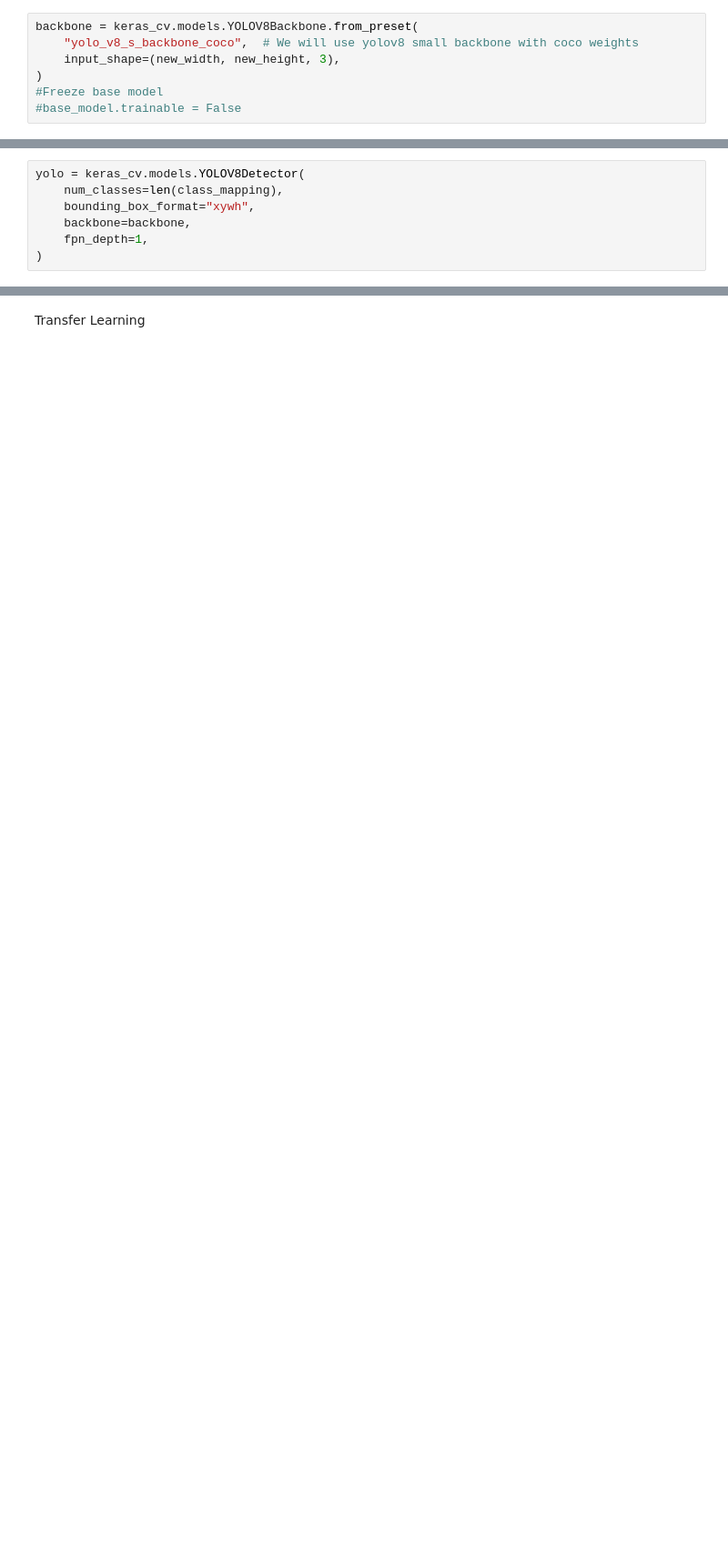
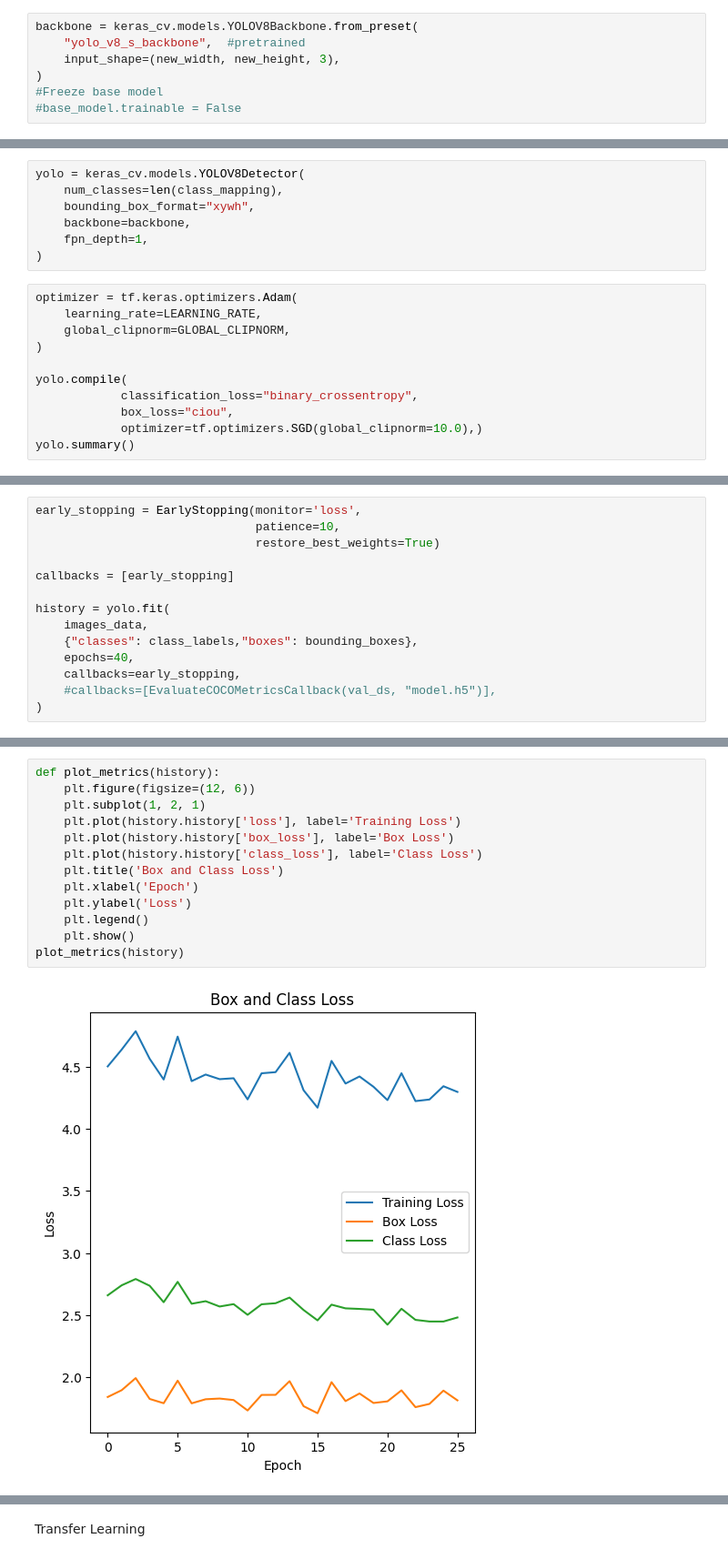
Before and after one commit to Haeuptling/BBArchComparison, a Jupyter notebook: json_create_dataset.ipynb, the cells around one changed output, grey strips where cells are left out. Shown at 91% size. Saved outputs shown, nothing was run; the diff lists cells and outputs as text; blank space fills up the shorter version.

Commit message:
yolo update

```diff
--- a/json_create_dataset.ipynb
+++ b/json_create_dataset.ipynb
@@ -286,7 +323,7 @@ EPOCH = 5
 GLOBAL_CLIPNORM = 10.0
 # %%
 backbone = keras_cv.models.YOLOV8Backbone.from_preset(
-    "yolo_v8_s_backbone_coco",  # We will use yolov8 small backbone with coco weights
+    "yolo_v8_s_backbone",  #pretrained
     input_shape=(new_width, new_height, 3),
 )
 #Freeze base model
@@ -302,3 +340,14 @@ yolo = keras_cv.models.YOLOV8Detector(
     backbone=backbone,
     fpn_depth=1,
 )
+# %%
+optimizer = tf.keras.optimizers.Adam(
+    learning_rate=LEARNING_RATE,
+    global_clipnorm=GLOBAL_CLIPNORM,
+)
+
+yolo.compile(
+            classification_loss="binary_crossentropy",
+            box_loss="ciou",
+            optimizer=tf.optimizers.SGD(global_clipnorm=10.0),)
+yolo.summary()
@@ -304,0 +372,14 @@ yolo = keras_cv.models.YOLOV8Detector(
+# %%
+early_stopping = EarlyStopping(monitor='loss',
+                               patience=10,
+                               restore_best_weights=True)
+
+callbacks = [early_stopping]
+
+history = yolo.fit(
+    images_data,
+    {"classes": class_labels,"boxes": bounding_boxes},
+    epochs=40,
+    callbacks=early_stopping,
+    #callbacks=[EvaluateCOCOMetricsCallback(val_ds, "model.h5")],
+)
@@ -304,0 +408,15 @@ yolo = keras_cv.models.YOLOV8Detector(
+# %%
+def plot_metrics(history):
+    plt.figure(figsize=(12, 6))
+    plt.subplot(1, 2, 1)
+    plt.plot(history.history['loss'], label='Training Loss')
+    plt.plot(history.history['box_loss'], label='Box Loss')
+    plt.plot(history.history['class_loss'], label='Class Loss')
+    plt.title('Box and Class Loss')
+    plt.xlabel('Epoch')
+    plt.ylabel('Loss')
+    plt.legend()
+    plt.show()
+plot_metrics(history)
+# %% [output]
+[figure, added]
```
Also changed, not shown: parts of 31 cells of this notebook, 1 other file.
